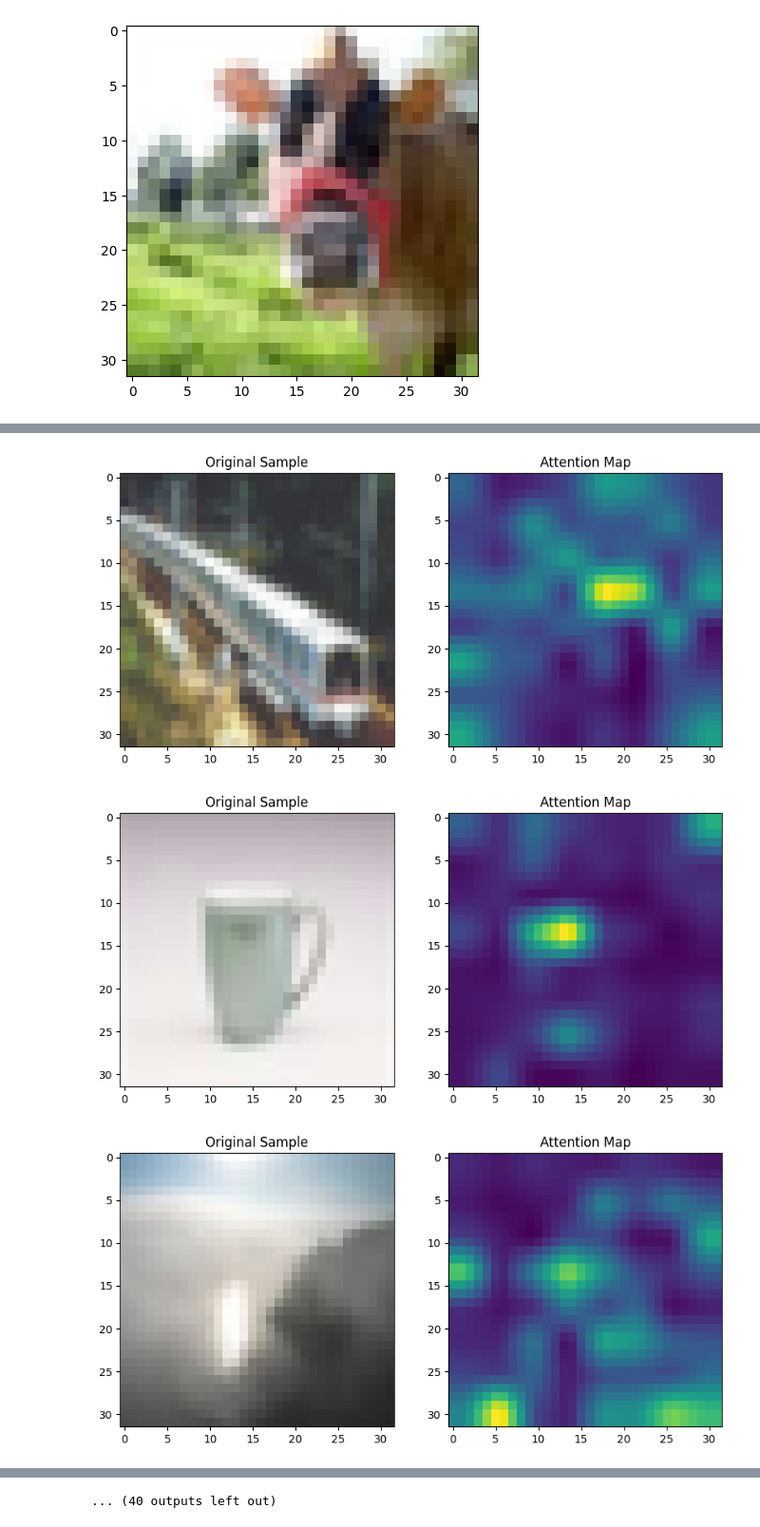
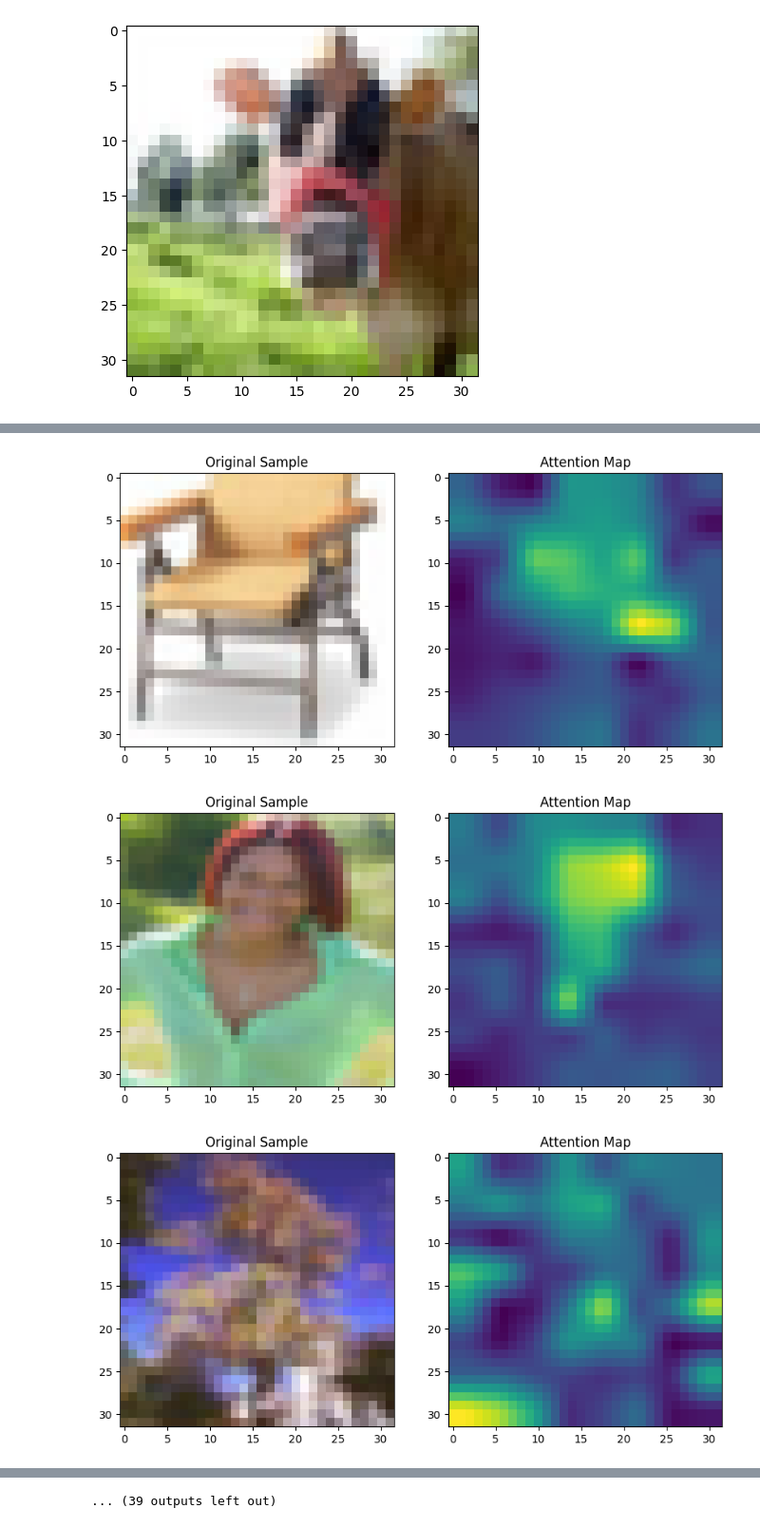
Before and after one commit to Lord225/explain-rl, a Jupyter notebook: analize-vits-cifar.ipynb, the cells around one changed output, grey strips where cells are left out. Shown at 95% size. Saved outputs shown, nothing was run; the diff lists cells and outputs as text; code cells hidden in the pictures.

```diff
--- a/analize-vits-cifar.ipynb
+++ b/analize-vits-cifar.ipynb
@@ -4,15 +4,15 @@ from tensorflow import keras
 import numpy as np
 # %%
 # import model vit_minst
-import vit_tests
+import VisualTransformer
 
 model: tf.keras.Model = tf.keras.models.load_model('./vit_cifar100',
                                                custom_objects={
-                                                      'ClassToken': vit_tests.ClassToken,
-                                                      'AddPositionEmbs': vit_tests.AddPositionEmbs,
-                                                      'MultiHeadSelfAttention': vit_tests.MultiHeadSelfAttention,
-                                                      'TransformerBlock': vit_tests.TransformerBlock,
-                                                      'ViT': vit_tests.VisualTransformer,
+                                                      'ClassToken': VisualTransformer.ClassToken,
+                                                      'AddPositionEmbs': VisualTransformer.AddPositionEmbs,
+                                                      'MultiHeadSelfAttention': VisualTransformer.MultiHeadSelfAttention,
+                                                      'TransformerBlock': VisualTransformer.TransformerBlock,
+                                                      'ViT': VisualTransformer.ViT,
                                                     }
                                                 ) # type: ignore
 
@@ -93,7 +95,7 @@ plt.imshow(sample)
 <matplotlib.image.AxesImage at 0x...>
 [figure]
 # %%
-for i in range(50):
+for i in range(51, 100):
     sample = x_train[i].reshape(1, 32, 32, 3)
 
     plt.figure(figsize=(10, 5))
@@ -107,7 +109,7 @@ for i in range(50):
     sample = sample.reshape(32, 32, 3)
 
     # Second plot: Attention map
-    attentions = vit_tests.attention_map(model, sample)
+    attentions = VisualTransformer.attention_map(model, sample)
     plt.subplot(1, 2, 2)
     plt.imshow(attentions, cmap='viridis')
     plt.title('Attention Map')
@@ -157,3 +159,3 @@ plt.show()
-[figure, old version]
+[figure, new version]
-[figure, old version]
+[figure, new version]
-[figure, old version]
+[figure, new version]
@@ -161 +163 @@ plt.show()
-... (40 outputs left out)
+... (39 outputs left out)
```
Also changed, not shown: parts of 3 cells of this notebook.
